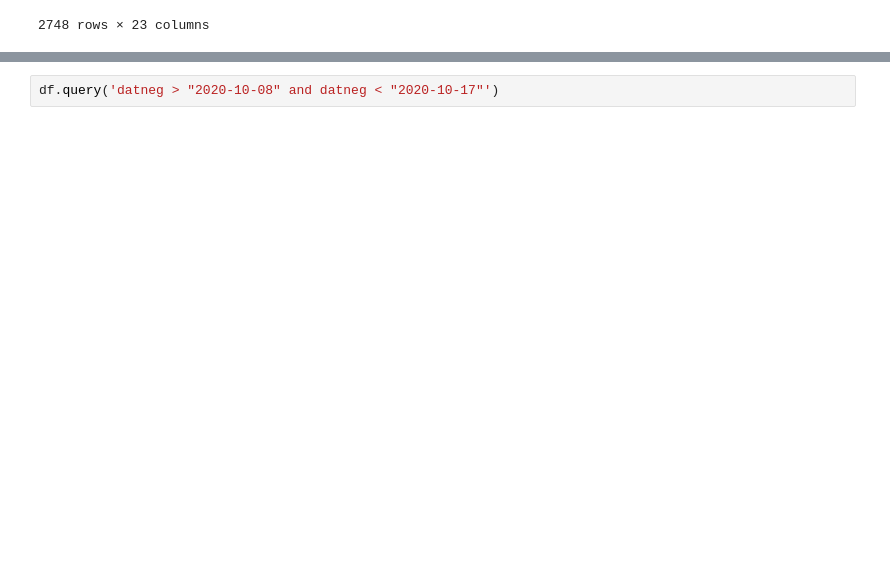
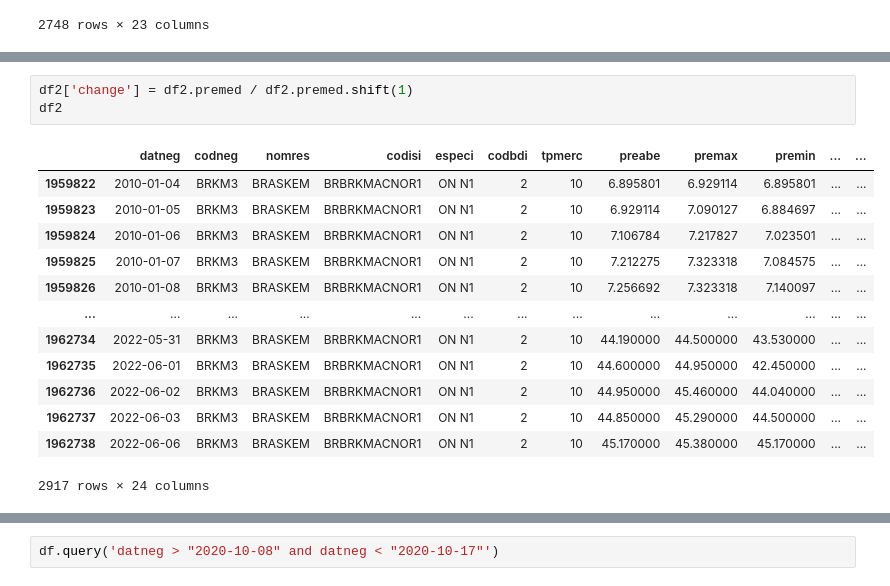
Before and after one commit to crdcj/MagicFormula, a Jupyter notebook: scripts/yfinance.ipynb, the cells around one changed output, grey strips where cells are left out. Saved outputs shown, nothing was run; the diff lists cells and outputs as text; blank space fills up the shorter version.

```diff
--- a/scripts/yfinance.ipynb
+++ b/scripts/yfinance.ipynb
@@ -199 +189,18 @@ df
+# %%
+df2['change'] = df2.premed / df2.premed.shift(1)
+df2
+# %% [output]
+|  | datneg | codneg | nomres | codisi | especi | codbdi | tpmerc | preabe | premax | premin | ... | ... |
+| 1959822 | 2010-01-04 | BRKM3 | BRASKEM | BRBRKMACNOR1 | ON N1 | 2 | 10 | 6.895801 | 6.929114 | 6.895801 | ... | ... |
+| 1959823 | 2010-01-05 | BRKM3 | BRASKEM | BRBRKMACNOR1 | ON N1 | 2 | 10 | 6.929114 | 7.090127 | 6.884697 | ... | ... |
+| 1959824 | 2010-01-06 | BRKM3 | BRASKEM | BRBRKMACNOR1 | ON N1 | 2 | 10 | 7.106784 | 7.217827 | 7.023501 | ... | ... |
+| 1959825 | 2010-01-07 | BRKM3 | BRASKEM | BRBRKMACNOR1 | ON N1 | 2 | 10 | 7.212275 | 7.323318 | 7.084575 | ... | ... |
+| 1959826 | 2010-01-08 | BRKM3 | BRASKEM | BRBRKMACNOR1 | ON N1 | 2 | 10 | 7.256692 | 7.323318 | 7.140097 | ... | ... |
+| ... | ... | ... | ... | ... | ... | ... | ... | ... | ... | ... | ... | ... |
+| 1962734 | 2022-05-31 | BRKM3 | BRASKEM | BRBRKMACNOR1 | ON N1 | 2 | 10 | 44.190000 | 44.500000 | 43.530000 | ... | ... |
+| 1962735 | 2022-06-01 | BRKM3 | BRASKEM | BRBRKMACNOR1 | ON N1 | 2 | 10 | 44.600000 | 44.950000 | 42.450000 | ... | ... |
+| 1962736 | 2022-06-02 | BRKM3 | BRASKEM | BRBRKMACNOR1 | ON N1 | 2 | 10 | 44.950000 | 45.460000 | 44.040000 | ... | ... |
+| 1962737 | 2022-06-03 | BRKM3 | BRASKEM | BRBRKMACNOR1 | ON N1 | 2 | 10 | 44.850000 | 45.290000 | 44.500000 | ... | ... |
+| 1962738 | 2022-06-06 | BRKM3 | BRASKEM | BRBRKMACNOR1 | ON N1 | 2 | 10 | 45.170000 | 45.380000 | 45.170000 | ... | ... |
+2917 rows × 24 columns
 # %%
```
Also changed, not shown: parts of 9 cells of this notebook, 1 other file.
